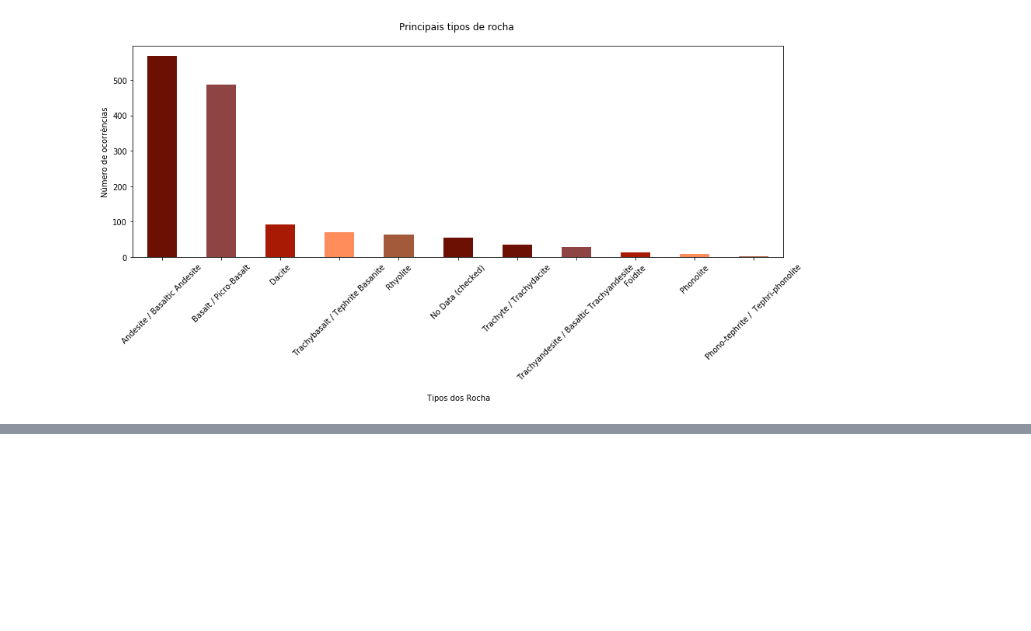
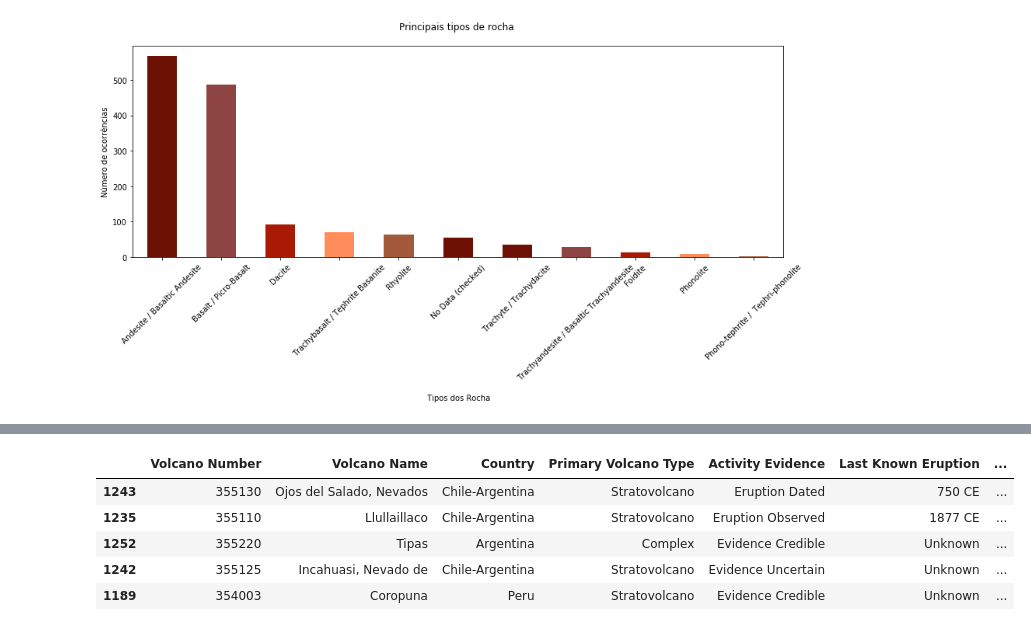
Before and after one commit to matheusbattisti/analise01_vulcan_eruptions, a Jupyter notebook: Vulcan_Eruption_Analysis.ipynb, the cells around one changed output, grey strips where cells are left out. Drawn from its saved outputs; the diff is of its cells as text; code cells hidden in the pictures; blank space fills up the shorter version.

```diff
--- a/Vulcan_Eruption_Analysis.ipynb
+++ b/Vulcan_Eruption_Analysis.ipynb
@@ -429,0 +435,15 @@ plt.show()
+# %%
+'''
+    Vamos ordernar os valores pela elevação, e com o parâmetro ascending = False temos a ordem descendente,
+    com head pegamos apenas as 5 primeiras linhas dos resultados, que já satisfaz a resposta
+'''
+vulcanheight = df.sort_values('Elevation (m)', ascending=False).head()
+
+vulcanheight
+# %% [output]
+|  | Volcano Number | Volcano Name | Country | Primary Volcano Type | Activity Evidence | Last Known Eruption | ... |
+| 1243 | 355130 | Ojos del Salado, Nevados | Chile-Argentina | Stratovolcano | Eruption Dated | 750 CE | ... |
+| 1235 | 355110 | Llullaillaco | Chile-Argentina | Stratovolcano | Eruption Observed | 1877 CE | ... |
+| 1252 | 355220 | Tipas | Argentina | Complex | Evidence Credible | Unknown | ... |
+| 1242 | 355125 | Incahuasi, Nevado de | Chile-Argentina | Stratovolcano | Evidence Uncertain | Unknown | ... |
+| 1189 | 354003 | Coropuna | Peru | Stratovolcano | Evidence Credible | Unknown | ... |
```
Also changed, not shown: parts of 9 cells of this notebook.
